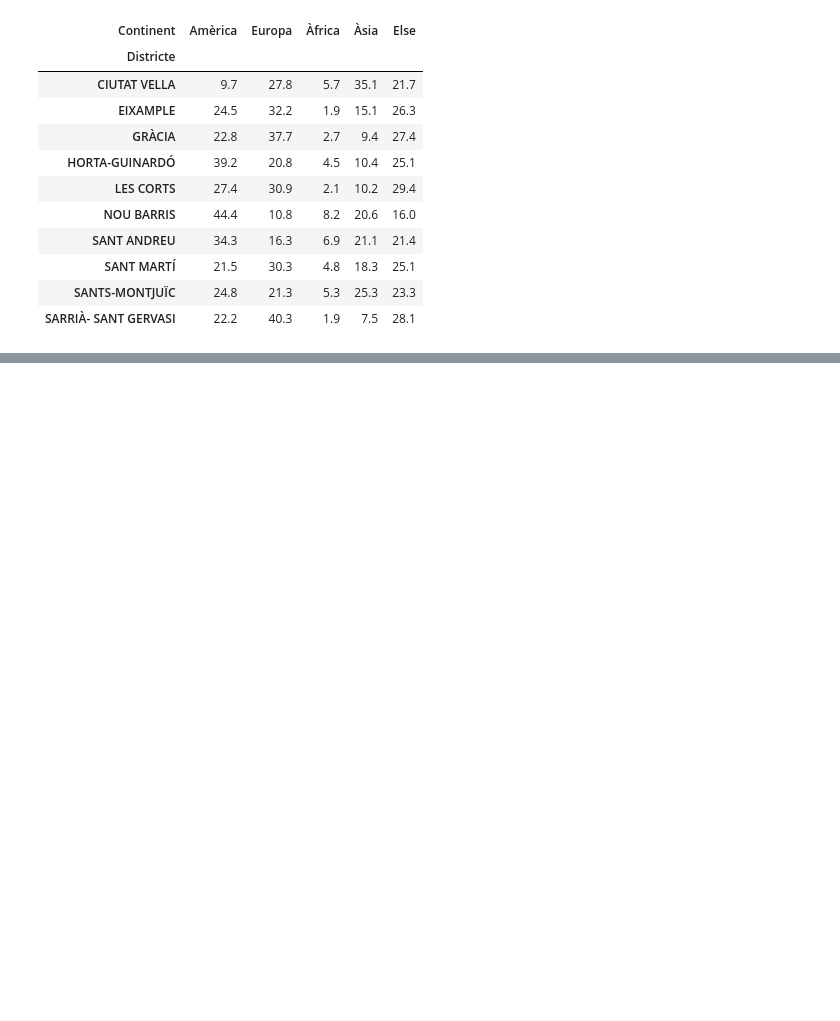
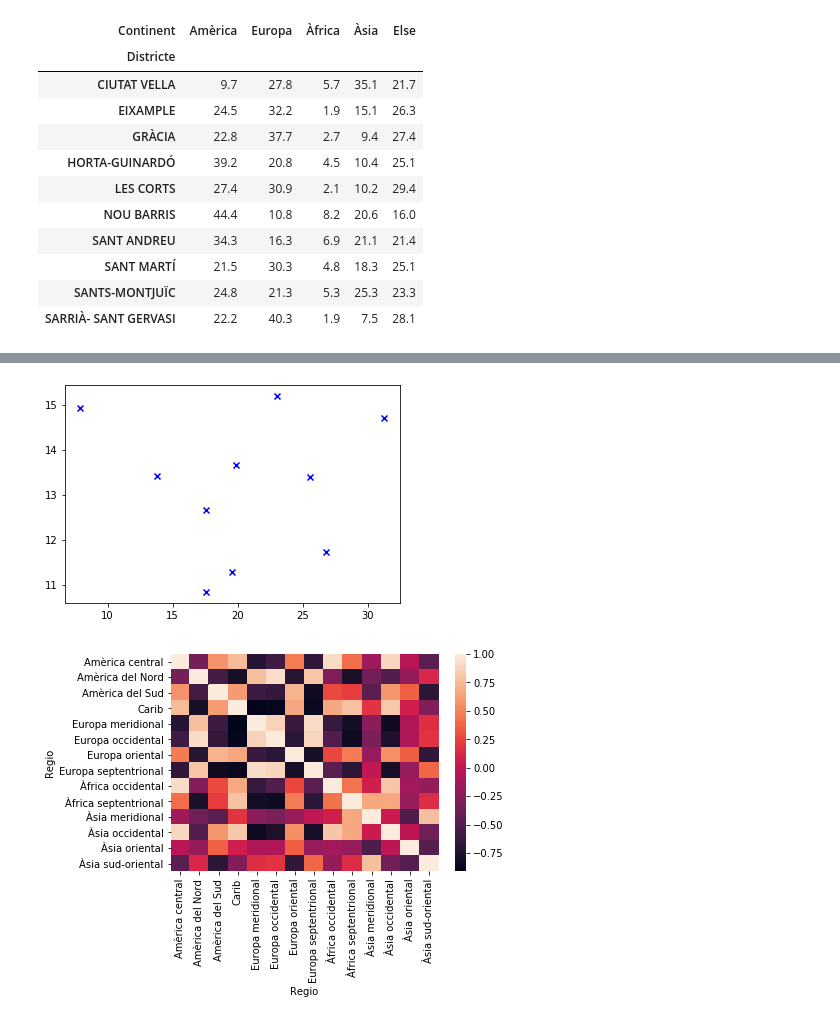
Before and after one commit to yuchiahung/Barcelona-data, a Jupyter notebook: Barcelona_data.ipynb, the cells around one changed output, grey strips where cells are left out. Cells and saved outputs as stored; diff of their text form; code cells hidden in the pictures; blank space fills up the shorter version.

```diff
--- a/Barcelona_data.ipynb
+++ b/Barcelona_data.ipynb
@@ -196,7 +196,8 @@ district_price.reset_index(inplace=True)
 # create new columns which are the increase percentage of each year
 district_price['increase_p_16']= ((district_price['Preu'][2016] - district_price['Preu'][2015])/district_price['Preu'][2015])*100
 district_price['increase_p_17']= ((district_price['Preu'][2017] - district_price['Preu'][2016])/district_price['Preu'][2016])*100
-district_price['increase_p_18']= ((district_price['Preu'][2018] - district_price['Preu'][2017])/district_price['Preu'][2017])*100 ; district_price
+district_price['increase_p_18']= ((district_price['Preu'][2018] - district_price['Preu'][2017])/district_price['Preu'][2017])*100
+district_price
 # %% [output]
 |  | Lloguer_mitja | Codi_Districte | Preu |  |  |  | increase_p_16 | increase_p_17 | ... |
 | Any |  |  | 2015 | 2016 | 2017 | 2018 |  |  | ... |
@@ -293,14 +294,6 @@ The average increase percentage :
 <p>然而當我們看到每月租金成長的部分（上圖），可以發現2018年僅有Srria-Sant Gervasi 一區的月租成長率為負，月租些許下降，但即便如此仍為十區中月租最高。其餘的行政區則大部分有降低的趨勢。 但從2015年到2018年這四年來看，並沒有一個明確且統一的趨勢。</p>
 # %%
 y = ('2016', '2017', '2018')
-"""
-for i in range(len(barrio_m2)):
-    plt.plot(y, barrio_m2.iloc[i,6:], marker='.')
-plt.title('The increase(%) of rent per m2 in each barrio', fontsize=16)
-plt.xlabel('year')
-plt.ylabel('increase(%)')
-plt.show()
-"""
 
 for i in range(len(distr_m2)):
     plt.plot(y, distr_m2.iloc[i,6:], marker='.')
@@ -643,0 +623,13 @@ R-squared: 1.0
+# %%
+# scatter plot of the South America & rent
+plt.scatter(X.iloc[:,2], y ,color='blue',marker='x')
+#plt.plot(x_test,regr.predict(x_test),color='green')
+plt.show()
+
+# heatmap of the correlation of each region
+import seaborn as sns
+sns.heatmap(X.corr())
+plt.show()
+# %% [output]
+[figure, added]
+[figure, added]
```
Also changed, not shown: parts of 12 cells of this notebook, 5 other files.
